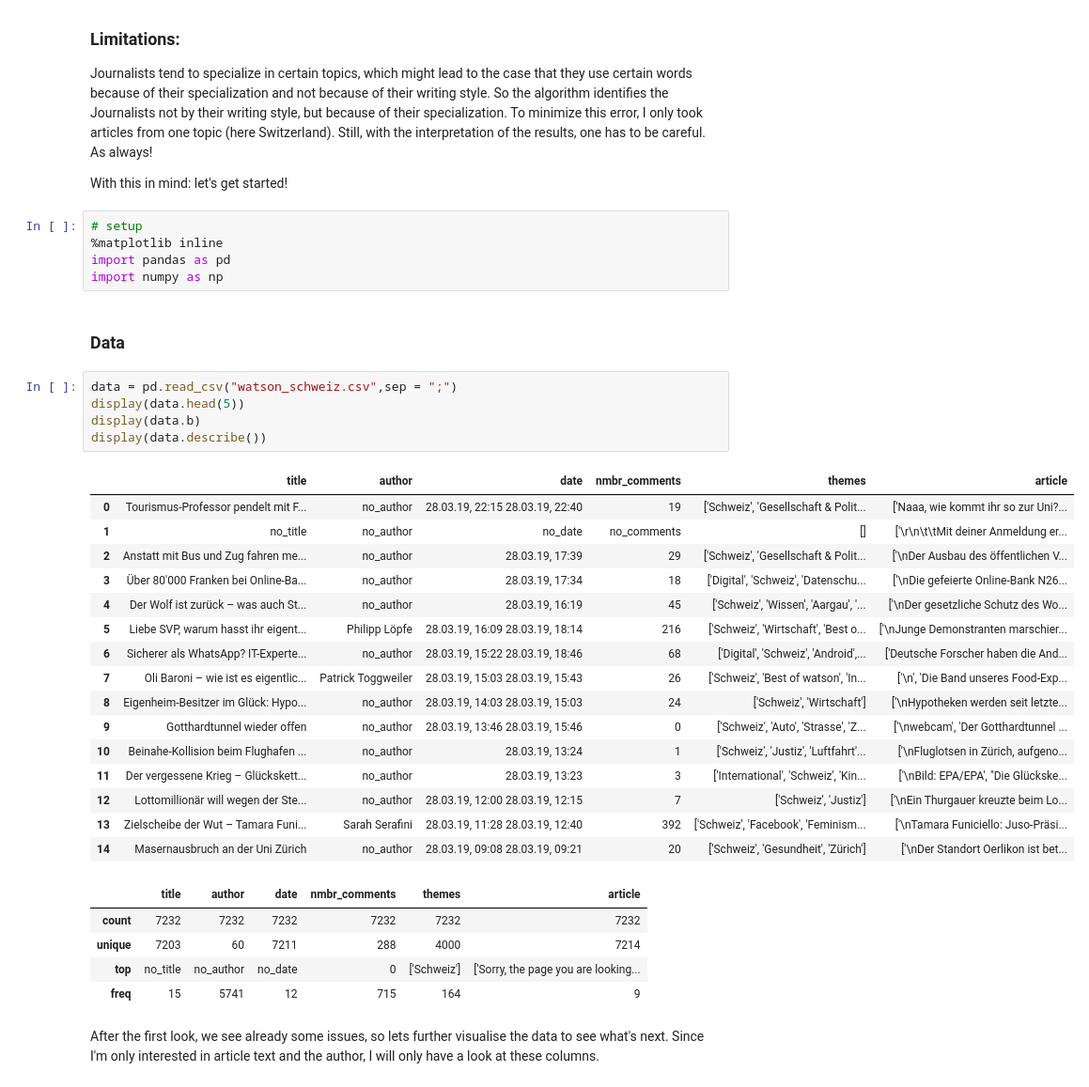
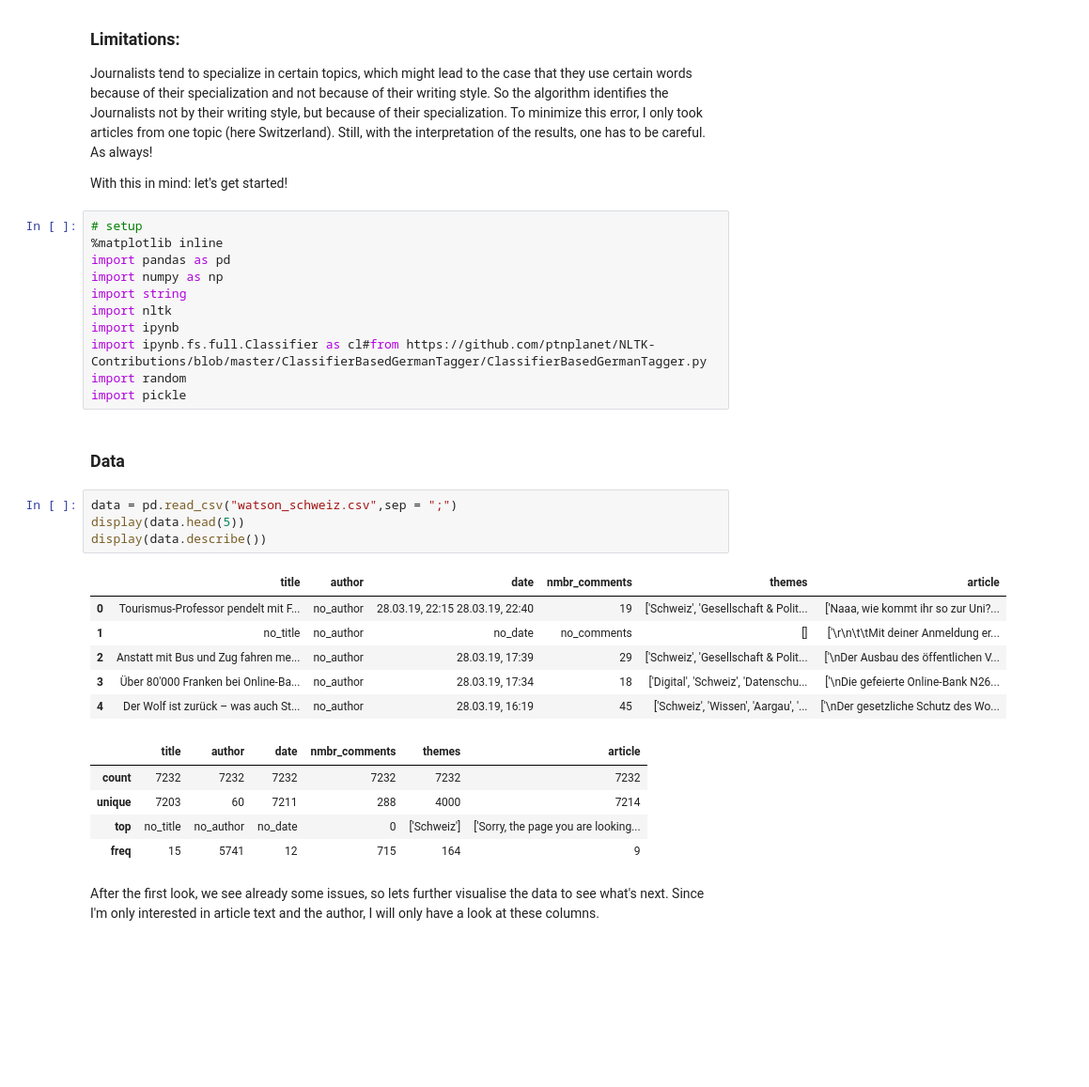
Before and after one commit to gwehrm/watson_analysis, a Jupyter notebook: journalist_identification.ipynb, the cells around one changed output. Shown at 94% size. Drawn from its saved outputs; the diff is of its cells as text; blank space fills up the shorter version.

```diff
--- a/journalist_identification.ipynb
+++ b/journalist_identification.ipynb
@@ -18,30 +18,25 @@ With this in mind: let's get started!
 %matplotlib inline
 import pandas as pd
 import numpy as np
+import string
+import nltk
+import ipynb
+import ipynb.fs.full.Classifier as cl#from https://github.com/ptnplanet/NLTK-Contributions/blob/master/ClassifierBasedGermanTagger/ClassifierBasedGermanTagger.py
+import random
+import pickle
 # %% [markdown]
 ### Data
 # %%
 data = pd.read_csv("watson_schweiz.csv",sep = ";")
 display(data.head(5))
-display(data.b)
 display(data.describe())
 # %% [output]
 |  | title | author | date | nmbr_comments | themes | article |
 | 0 | Tourismus-Professor pendelt mit F... | no_author | 28.03.19, 22:15 28.03.19, 22:40 | 19 | ['Schweiz', 'Gesellschaft & Polit... | ['Naaa, wie kommt ihr so zur Uni?... |
 | 1 | no_title | no_author | no_date | no_comments | [] | ['\r\n\t\tMit deiner Anmeldung er... |
 | 2 | Anstatt mit Bus und Zug fahren me... | no_author | 28.03.19, 17:39 | 29 | ['Schweiz', 'Gesellschaft & Polit... | ['\nDer Ausbau des öffentlichen V... |
 | 3 | Über 80'000 Franken bei Online-Ba... | no_author | 28.03.19, 17:34 | 18 | ['Digital', 'Schweiz', 'Datenschu... | ['\nDie gefeierte Online-Bank N26... |
 | 4 | Der Wolf ist zurück – was auch St... | no_author | 28.03.19, 16:19 | 45 | ['Schweiz', 'Wissen', 'Aargau', '... | ['\nDer gesetzliche Schutz des Wo... |
-| 5 | Liebe SVP, warum hasst ihr eigent... | Philipp Löpfe | 28.03.19, 16:09 28.03.19, 18:14 | 216 | ['Schweiz', 'Wirtschaft', 'Best o... | ['\nJunge Demonstranten marschier... |
-| 6 | Sicherer als WhatsApp? IT-Experte... | no_author | 28.03.19, 15:22 28.03.19, 18:46 | 68 | ['Digital', 'Schweiz', 'Android',... | ['Deutsche Forscher haben die And... |
-| 7 | Oli Baroni – wie ist es eigentlic... | Patrick Toggweiler | 28.03.19, 15:03 28.03.19, 15:43 | 26 | ['Schweiz', 'Best of watson', 'In... | ['\n', 'Die Band unseres Food-Exp... |
-| 8 | Eigenheim-Besitzer im Glück: Hypo... | no_author | 28.03.19, 14:03 28.03.19, 15:03 | 24 | ['Schweiz', 'Wirtschaft'] | ['\nHypotheken werden seit letzte... |
-| 9 | Gotthardtunnel wieder offen | no_author | 28.03.19, 13:46 28.03.19, 15:46 | 0 | ['Schweiz', 'Auto', 'Strasse', 'Z... | ['\nwebcam', 'Der Gotthardtunnel ... |
-| 10 | Beinahe-Kollision beim Flughafen ... | no_author | 28.03.19, 13:24 | 1 | ['Schweiz', 'Justiz', 'Luftfahrt'... | ['\nFluglotsen in Zürich, aufgeno... |
-| 11 | Der vergessene Krieg – Glückskett... | no_author | 28.03.19, 13:23 | 3 | ['International', 'Schweiz', 'Kin... | ['\nBild: EPA/EPA', "Die Glückske... |
-| 12 | Lottomillionär will wegen der Ste... | no_author | 28.03.19, 12:00 28.03.19, 12:15 | 7 | ['Schweiz', 'Justiz'] | ['\nEin Thurgauer kreuzte beim Lo... |
-| 13 | Zielscheibe der Wut – Tamara Funi... | Sarah Serafini | 28.03.19, 11:28 28.03.19, 12:40 | 392 | ['Schweiz', 'Facebook', 'Feminism... | ['\nTamara Funiciello: Juso-Präsi... |
-| 14 | Masernausbruch an der Uni Zürich | no_author | 28.03.19, 09:08 28.03.19, 09:21 | 20 | ['Schweiz', 'Gesundheit', 'Zürich'] | ['\nDer Standort Oerlikon ist bet... |
 |  | title | author | date | nmbr_comments | themes | article |
 | count | 7232 | 7232 | 7232 | 7232 | 7232 | 7232 |
 | unique | 7203 | 60 | 7211 | 288 | 4000 | 7214 |
```
Also changed, not shown: parts of 12 cells of this notebook.
